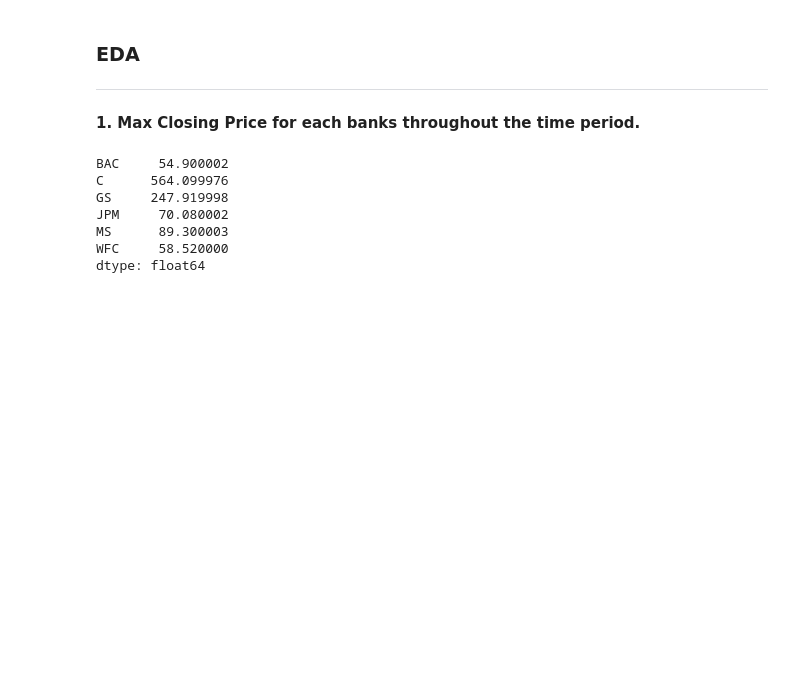
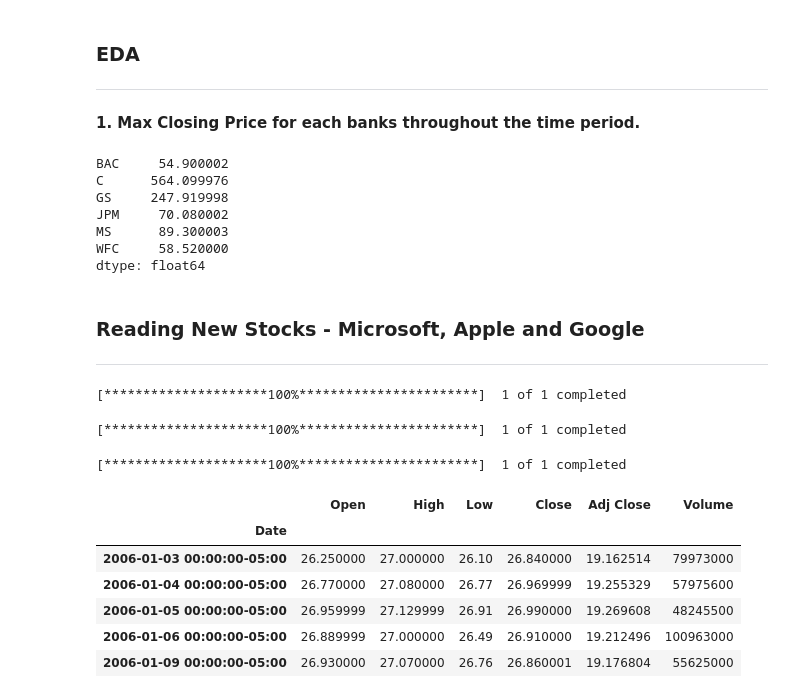
Before and after one commit to aamirmohiuddin38/Python---Data-Analysis, a Jupyter notebook: EDA Projects/Finance Data Project.ipynb, the cells around one changed output. Cells and saved outputs as stored; diff of their text form; code cells hidden in the pictures; blank space fills up the shorter version.

```diff
--- a/EDA Projects/Finance Data Project.ipynb
+++ b/EDA Projects/Finance Data Project.ipynb
@@ -105,3 +105,29 @@ JPM     70.080002
 MS      89.300003
 WFC     58.520000
 dtype: float64
+# %% [markdown]
+### Reading New Stocks - Microsoft, Apple and Google
+---
+# %%
+# if we read data separately
+MSFT = yf.download('MSFT',start_date,end_date)
+# %% [output]
+[*********************100%***********************]  1 of 1 completed
+# %%
+AAPL = yf.download('AAPL', start_date, end_date)
+# %% [output]
+[*********************100%***********************]  1 of 1 completed
+# %%
+GOOG = yf.download('GOOG',start_date,end_date)
+# %% [output]
+[*********************100%***********************]  1 of 1 completed
+# %%
+MSFT.head()
+# %% [output]
+|  | Open | High | Low | Close | Adj Close | Volume |
+| Date |  |  |  |  |  |  |
+| 2006-01-03 00:00:00-05:00 | 26.250000 | 27.000000 | 26.10 | 26.840000 | 19.162514 | 79973000 |
+| 2006-01-04 00:00:00-05:00 | 26.770000 | 27.080000 | 26.77 | 26.969999 | 19.255329 | 57975600 |
+| 2006-01-05 00:00:00-05:00 | 26.959999 | 27.129999 | 26.91 | 26.990000 | 19.269608 | 48245500 |
+| 2006-01-06 00:00:00-05:00 | 26.889999 | 27.000000 | 26.49 | 26.910000 | 19.212496 | 100963000 |
+| 2006-01-09 00:00:00-05:00 | 26.930000 | 27.070000 | 26.76 | 26.860001 | 19.176804 | 55625000 |
```
Also changed, not shown: parts of 10 cells of this notebook.
